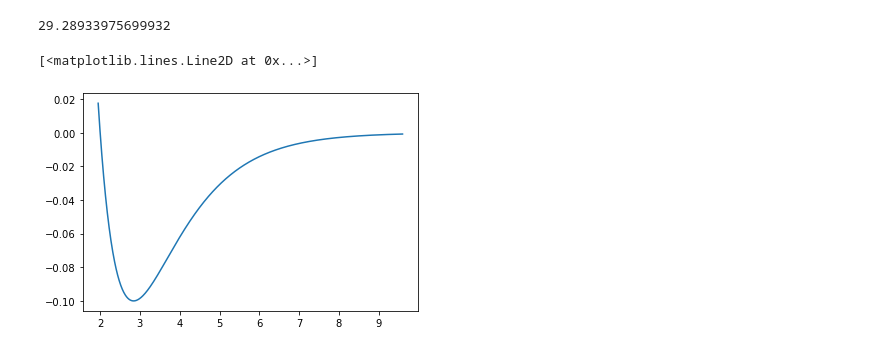
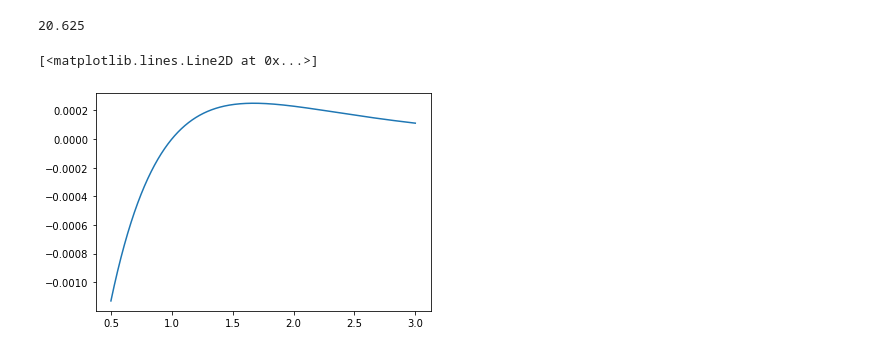
Before and after one commit to nkrishnan94/biofilm-ibm, a Jupyter notebook: sim_vis.ipynb, the cells around one changed output. Drawn from its saved outputs; the diff is of its cells as text; code cells hidden in the pictures.

```diff
--- a/sim_vis.ipynb
+++ b/sim_vis.ipynb
@@ -23,3 +21,8 @@ E = lambda r0,r,a, D, r1: D* ( np.exp(-2*a*(r-r0)) -2 *np.exp(-a*(r-r0)))
+# %%
+E = lambda r0,r,a, D, r1: D* ( np.exp(-2*a*(r-r0)) -2 *np.exp(-a*(r-r0)))
+Eprime = lambda r0,r,a, D, r1: -2*a*D* np.exp(a * (r0-r) ) * (np.exp(a * (r0-r) ) - 1)
+E = lambda r0,r,a, D, r1: D* ( np.exp(-2*a*(r-r0)) -2 *np.exp(-a*(r-r0)))
+Eprime = lambda r0,r,a, D, r1: -2*a*D* np.exp(a * (r0-r) ) * (np.exp(a * (r0-r) ) - 1)
 # %%
 (4.125*2.5*2)+np.log(2)/a
 # %% [output]
@@ -27,21 +30,21 @@ E = lambda r0,r,a, D, r1: D* ( np.exp(-2*a*(r-r0)) -2 *np.exp(-a*(r-r0)))
 # %%
 
-a = .08
-r0 = (4.125*2.5*2)+np.log(2)/a
-D=.1
+a = .1
+r0 = (4.125*2.5*2)
+D=.01
 
-r1 = 2*4.125*2.5*1.2
-r = np.linspace(4.125*2.5*1.95,4*r1,1000)
+r1 = 2*4.125*2.5*1.4
+r = np.linspace(1*2.5*4.125,2*4.125*2.5*3,1000)
 E(r0,r,a,D,r1);
 # %%
 r0
 # %% [output]
-29.28933975699932
+20.625
 # %%
-plt.plot(r/(4.125*2.5),E(r0,r,a,D,r1))
+plt.plot(r/(4.125*2.5*2),Eprime(r0,r,a,D,r1))
 # %% [output]
 [<matplotlib.lines.Line2D at 0x...>]
-[figure, old version]
+[figure, new version]
 # %%
 file = "output.bp"
 # %%
```
Also changed, not shown: parts of 16 cells of this notebook, 7 other files.
